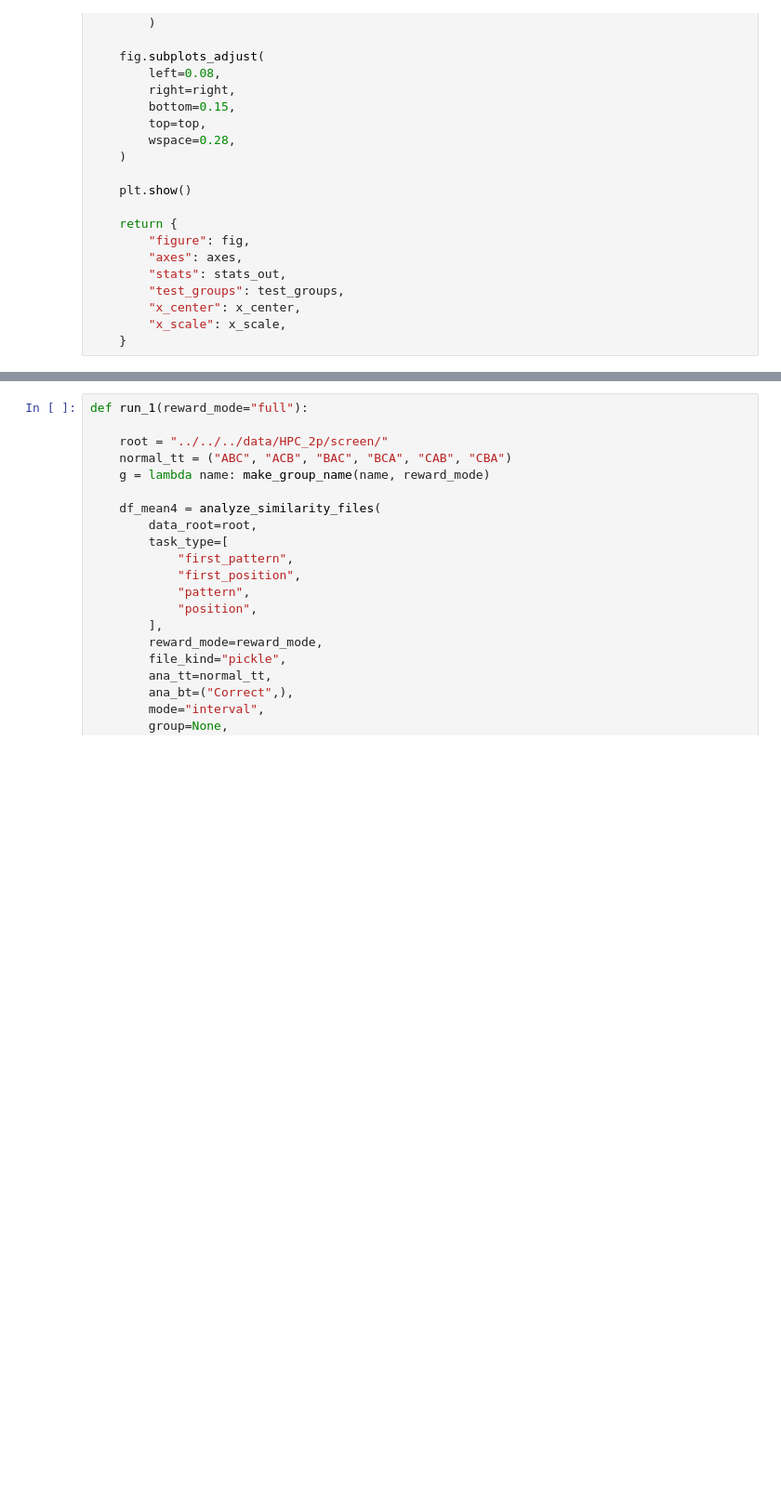
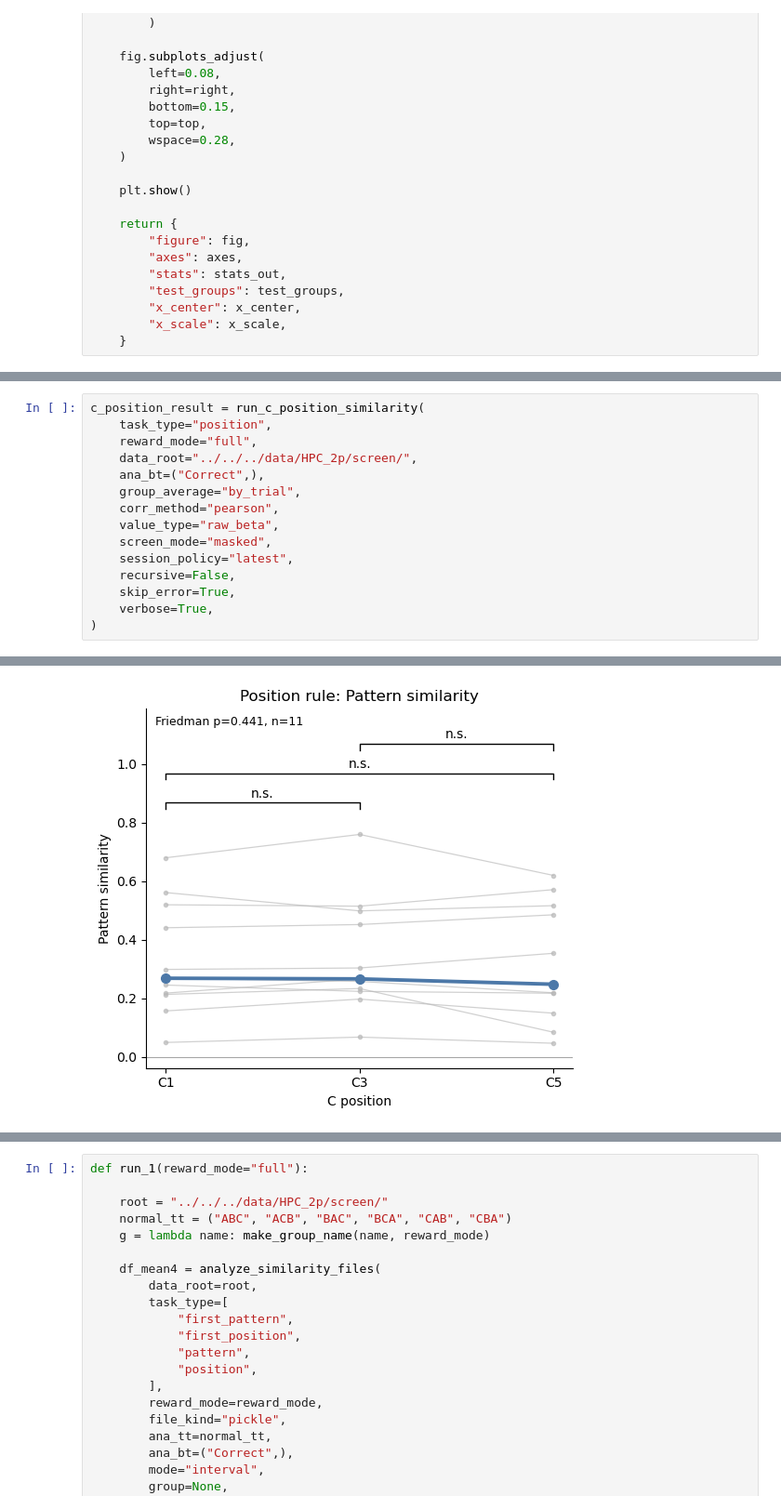
Before and after one commit to ymseq/ZhaoLab-analysis-python, a Jupyter notebook: src/HPC_2P_analysis/analysis/similarity_analysis.ipynb, the cells around one changed output, grey strips where cells are left out. Shown at 93% size. Drawn from its saved outputs; the diff is of its cells as text; blank space fills up the shorter version.

```diff
--- a/src/HPC_2P_analysis/analysis/similarity_analysis.ipynb
+++ b/src/HPC_2P_analysis/analysis/similarity_analysis.ipynb
@@ -3245,0 +4026,16 @@ def plot_similarity_curves(
+# %%
+c_position_result = run_c_position_similarity(
+    task_type="position",
+    reward_mode="full",
+    data_root="../../../data/HPC_2p/screen/",
+    ana_bt=("Correct",),
+    group_average="by_trial",
+    corr_method="pearson",
+    value_type="raw_beta",
+    screen_mode="masked",
+    session_policy="latest",
+    recursive=False,
+    skip_error=True,
+    verbose=True,
+)
+# %% [output]
@@ -3245,0 +4059 @@ def plot_similarity_curves(
+[figure, added]
```
Also changed, not shown: parts of 18 cells of this notebook, 3 other files.
